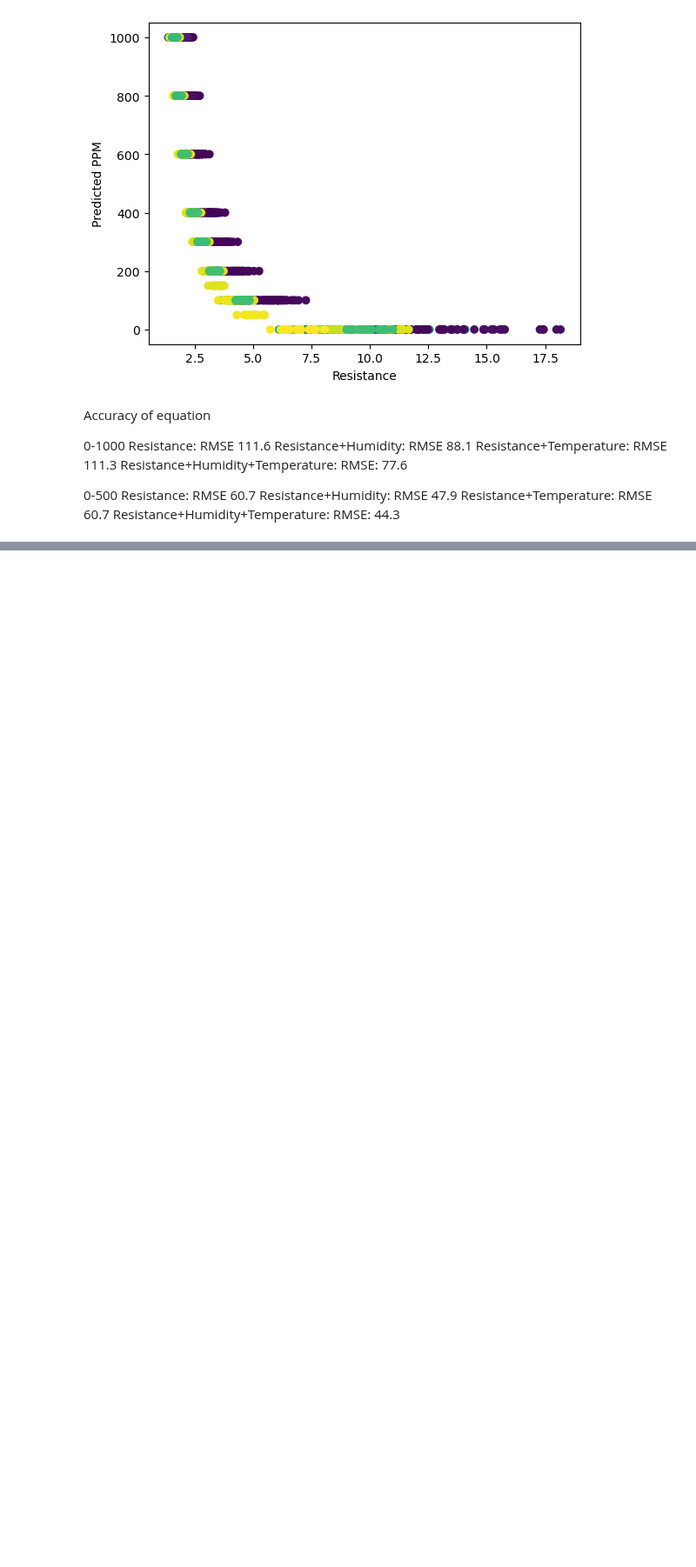
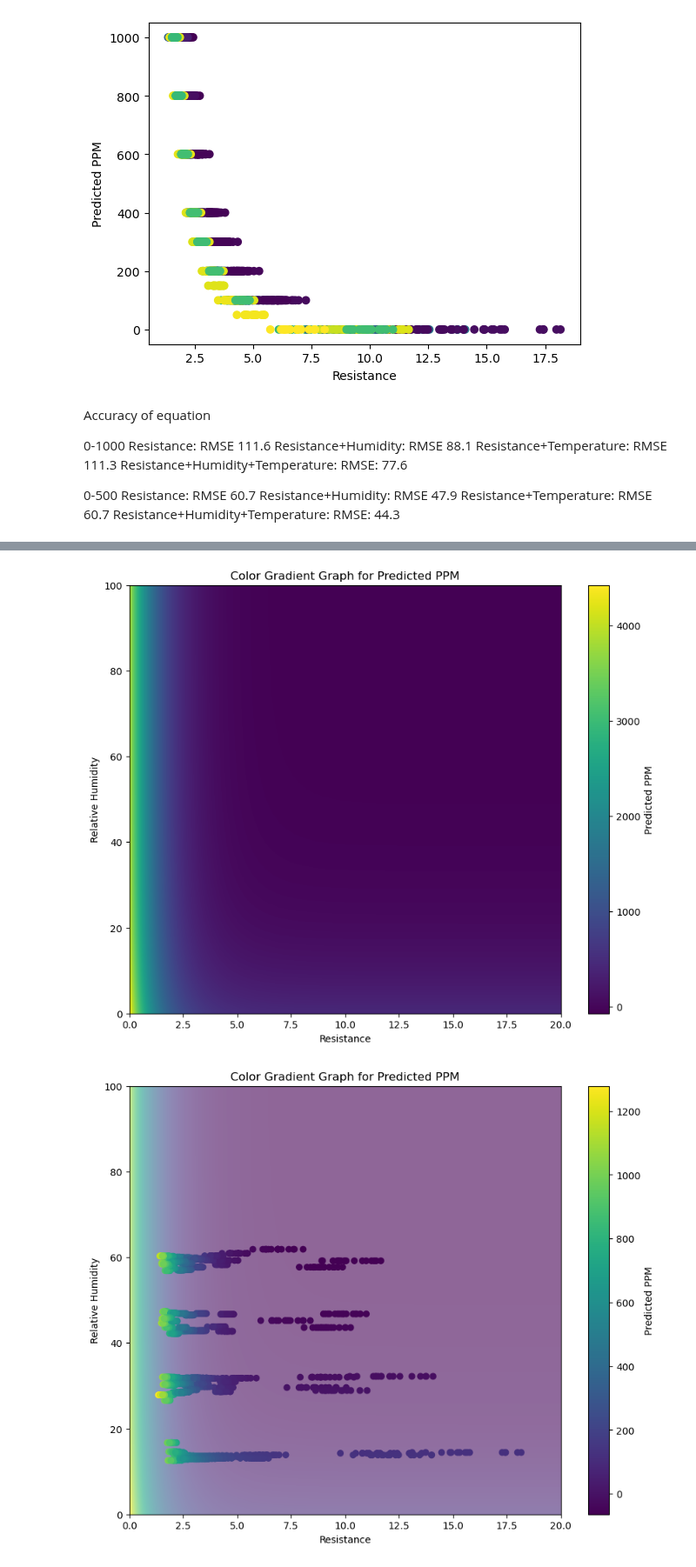
Before and after one commit to Coopsims/MethaneDataScience, a Jupyter notebook: Equation Generation.ipynb, the cells around one changed output, grey strips where cells are left out. Shown at 87% size. Drawn from its saved outputs; the diff is of its cells as text; code cells hidden in the pictures; blank space fills up the shorter version.

```diff
--- a/Equation Generation.ipynb
+++ b/Equation Generation.ipynb
@@ -247,3 +256,40 @@ p-value: 0.0
+# %%
+
+
+# Create a grid of Resistance and RelativeHumidity values
+resistance_values, rh_values = np.meshgrid(resistance_range, rh_range)
+
+
+# Compute predicted PPM for all combinations of Resistance and RelativeHumidity
+pred_ppm = funct3((resistance_values, rh_values,0), *popt)
+
+plt.figure(figsize=(10, 8))
+
+plt.imshow(pred_ppm, origin='lower', extent=[resistance_values.min(), resistance_values.max(), rh_values.min(), rh_values.max()], aspect='auto', cmap='viridis')
+
+plt.colorbar(label='Predicted PPM')
+plt.xlabel('Resistance')
+plt.ylabel('Relative Humidity')
+plt.title('Color Gradient Graph for Predicted PPM')
+plt.show()
+# Create a figure
+plt.figure(figsize=(10, 8))
+
+# Create a smooth color gradient with imshow() and set its opacity to 50%
+plt.imshow(pred_ppm, origin='lower', extent=[resistance_values.min(), resistance_values.max(), rh_values.min(), rh_values.max()], aspect='auto', cmap='viridis', alpha=0.6)
+
+# Add a scatter plot on top of the color gradient with 100% opacity
+sc = plt.scatter(xDataResistance, xDataRH, c=y_pred, cmap='viridis', alpha=1.0)
+
+plt.colorbar(label='Predicted PPM')
+plt.xlabel('Resistance')
+plt.ylabel('Relative Humidity')
+plt.title('Color Gradient Graph for Predicted PPM')
+
+plt.show()
+# %% [output]
+[figure, added]
+[figure, added]
 # %%
 def funct(X, a, b, c, d,e, f,g):
     R, H, T = X
```
Also changed, not shown: parts of 6 cells of this notebook.
